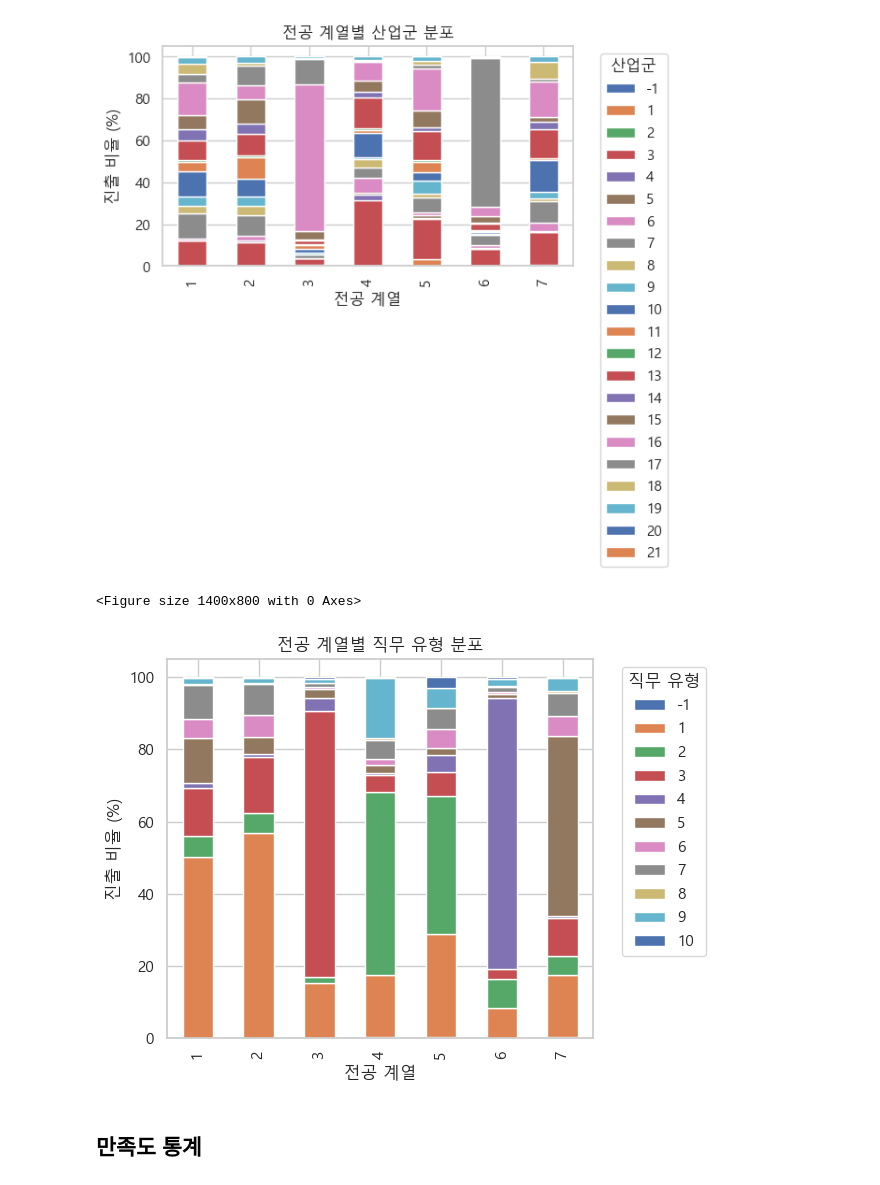
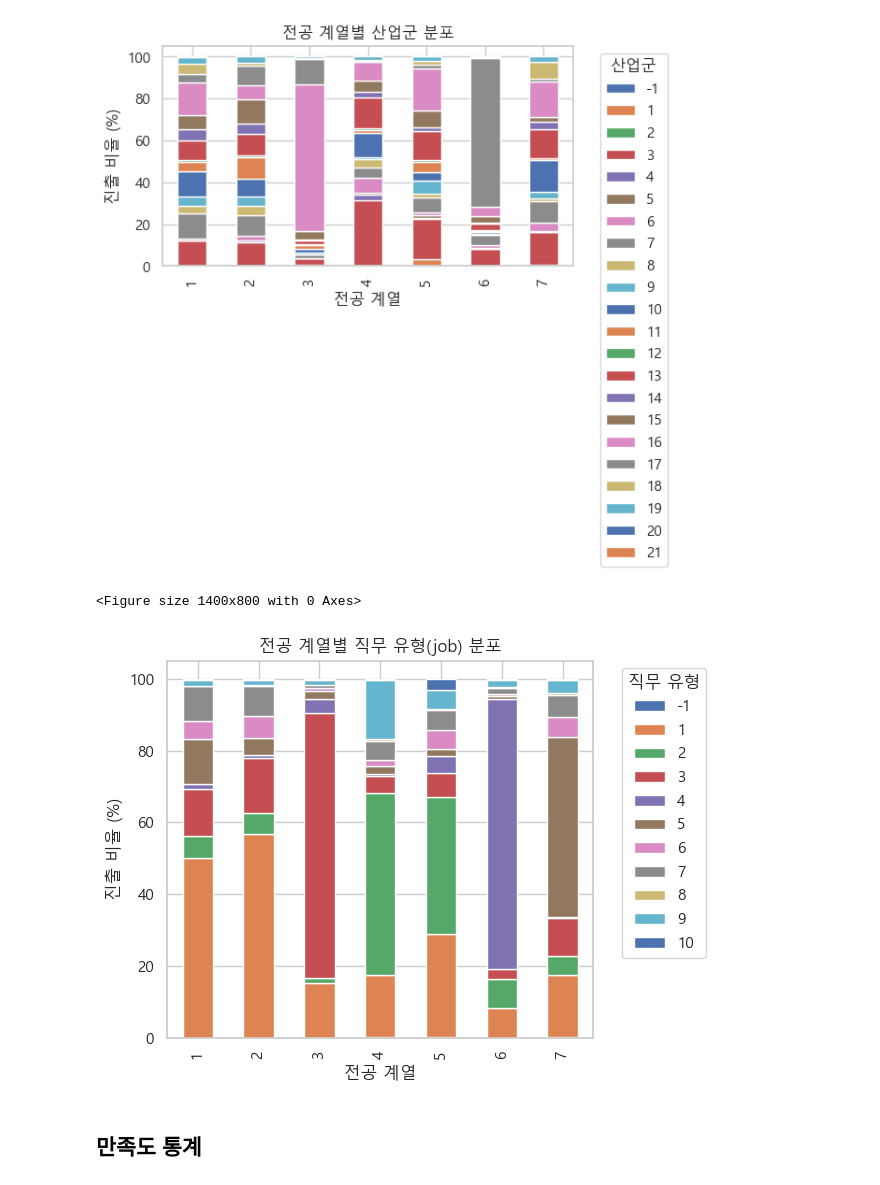
Before and after one commit to YoonMay26/python, a Jupyter notebook: 공공데이터_analysis_yoon.ipynb, the cells around one changed output. Drawn from its saved outputs; the diff is of its cells as text; code cells hidden in the pictures.

```diff
--- a/공공데이터_analysis_yoon.ipynb
+++ b/공공데이터_analysis_yoon.ipynb
@@ -348,21 +445,21 @@ plt.show()
 <Figure size 1400x800 with 0 Axes>
 [figure]
 # %%
-# 피벗 테이블을 사용하여 전공별 직무 유형 분포 계산
+#전공별 직무 유형 분포 계산
 job_distribution = df1.pivot_table(index='majorcat', columns='job', values='industry', aggfunc='count', fill_value=0)
 job_distribution_percentage = job_distribution.div(job_distribution.sum(axis=1), axis=0) * 100  # 비율로 변환
 
 plt.figure(figsize=(14, 8))
 job_distribution_percentage.plot(kind='bar', stacked=True)
-plt.title('전공 계열별 직무 유형 분포')
+plt.title('전공 계열별 직무 유형(job) 분포')
 plt.xlabel('전공 계열')
 plt.ylabel('진출 비율 (%)')
 plt.legend(title='직무 유형', bbox_to_anchor=(1.05, 1), loc='upper left')
 plt.tight_layout()
 plt.show()
 # %% [output]
 <Figure size 1400x800 with 0 Axes>
-[figure, old version]
+[figure, new version]
 # %% [markdown]
 ## 만족도 통계
 # %%
```
Also changed, not shown: parts of 12 cells of this notebook.
